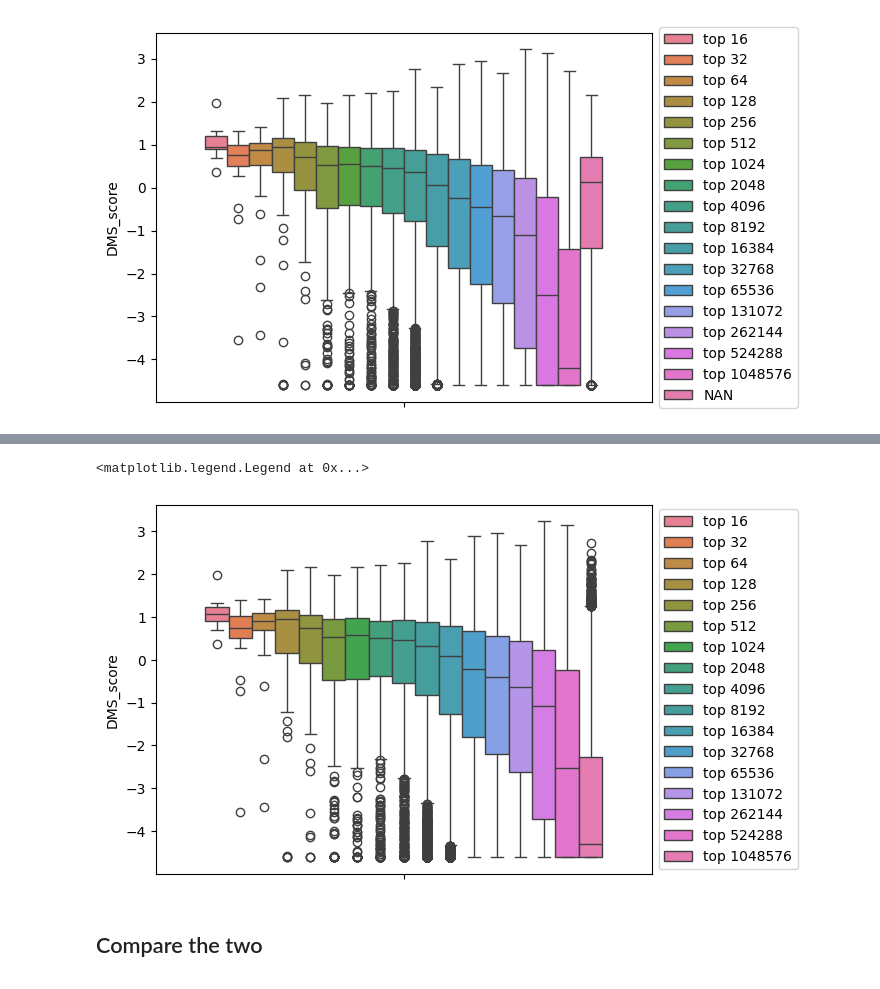
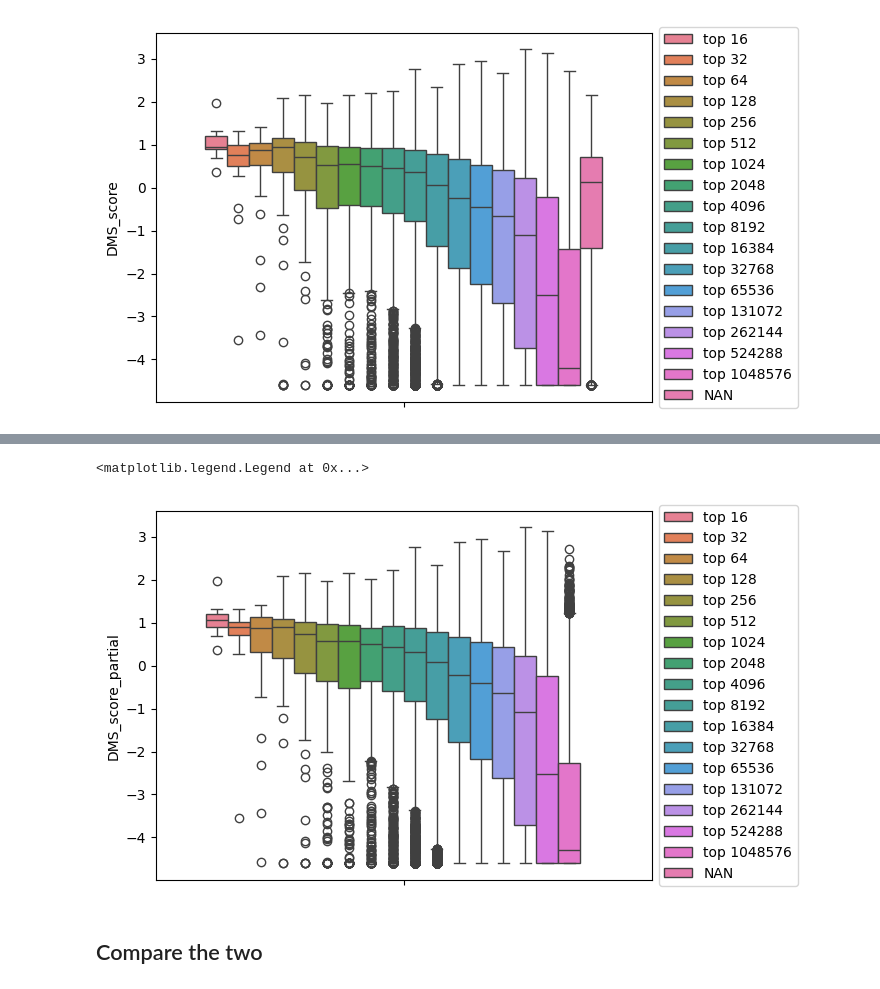
Before and after one commit to JBEI/foldy-internal, a Jupyter notebook: backend/src/notebooks/jacob/250308_double_naturalness.ipynb, the cells around one changed output, grey strips where cells are left out. Saved outputs shown, nothing was run; the diff lists cells and outputs as text; code cells hidden in the pictures.

```diff
--- a/backend/src/notebooks/jacob/250308_double_naturalness.ipynb
+++ b/backend/src/notebooks/jacob/250308_double_naturalness.ipynb
@@ -237,24 +300,14 @@ spg_df_with_pairs.head()
-# %%
-spg_df_with_pairs.drop(columns=['first_mut_wt_prob_x', 'second_mut_wt_prob_x', 'first_mut_wt_prob_y', 'second_mut_wt_prob_y'], inplace=True)
-# %%
-spg_df_with_pairs['first_mut_locus'] = spg_df_with_pairs.first_mut.apply(lambda x: int(x[1:-1]) if x is not pd.NA else pd.NA)
-spg_df_with_pairs['second_mut_locus'] = spg_df_with_pairs.second_mut.apply(lambda x: int(x[1:-1]) if x is not pd.NA else pd.NA)
-
-spg_df_with_pairs = pd.merge(
-  spg_df_with_pairs,
-  wt_scores.rename(columns={'probability': 'first_mut_wt_prob'}),
-  left_on='first_mut_locus',
-  right_on='locus',
-  how='left',
-)
-spg_df_with_pairs = pd.merge(
-  spg_df_with_pairs,
-  wt_scores.rename(columns={'probability': 'second_mut_wt_prob'}),
-  left_on='second_mut_locus',
-  right_on='locus',
-  how='left',
-)
 # %%
 spg_df_with_pairs['double_mutant_naturalness'] = spg_df_with_pairs.apply(lambda row: (
-  row['probability_first_then_second'] * row['probability_second_then_first'] / (row['first_mut_wt_prob'] * row['second_mut_wt_prob'])
+  row['probability_first_then_second'] * row['probability_second_then_first'] / (row['probability_first_then_wt'] * row['probability_second_then_wt'])
 ), axis=1)
+# %%
+merged = pd.merge(
+    spg_df_plus,
+    spg_df_with_pairs,
+    on='mutant',
+    how='left',
+    suffixes=('_linear', '_partial')
+)
+merged['is_really_good'] = merged.DMS_score_partial > 2.0
+merged.head()
@@ -261,20 +322,20 @@ spg_df_with_pairs['double_mutant_naturalness'] = spg_df_with_pairs.apply(lambda
 # %%
 from matplotlib import pyplot as plt
 # Show the boxplot of DMS scores for the top 16, 32, 64, 128 mutants
 def rank_to_category(rank):
   if pd.isna(rank):
     return 'NAN'
   cutoff = 16
   while rank > cutoff:
     cutoff *= 2
   return f'top {cutoff}'
-spg_df_with_pairs.sort_values(by='double_mutant_naturalness', ascending=False, inplace=True)
-spg_df_with_pairs['naturalness_category'] = spg_df_with_pairs['double_mutant_naturalness'].rank(ascending=False).apply(rank_to_category)
-sns.boxplot(hue='naturalness_category', y='DMS_score', data=spg_df_with_pairs)
+merged.sort_values(by='double_mutant_naturalness_partial', ascending=False, inplace=True)
+merged['partial_naturalness_category'] = merged['double_mutant_naturalness_partial'].rank(ascending=False).apply(rank_to_category)
+sns.boxplot(hue='partial_naturalness_category', y='DMS_score_partial', data=merged)
 # Put legend on right
 plt.legend(loc='center left', bbox_to_anchor=(1, 0.5))
 # %% [output]
 <matplotlib.legend.Legend at 0x...>
-[figure, old version]
+[figure, new version]
 # %% [markdown]
 ## Compare the two
```
Also changed, not shown: parts of 31 cells of this notebook, 15 other files.
